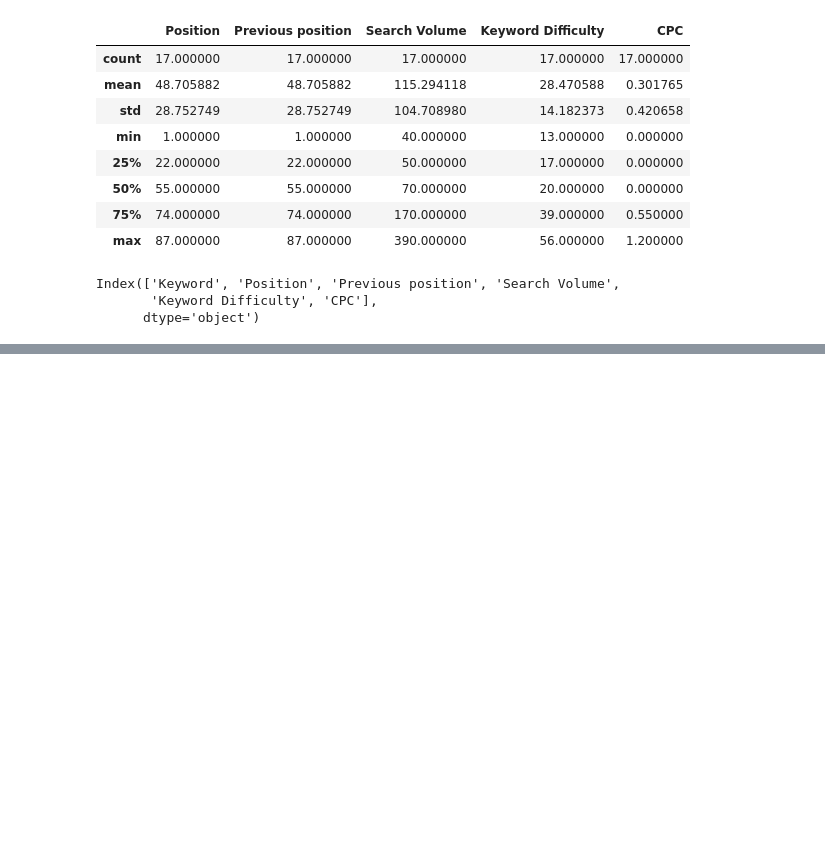
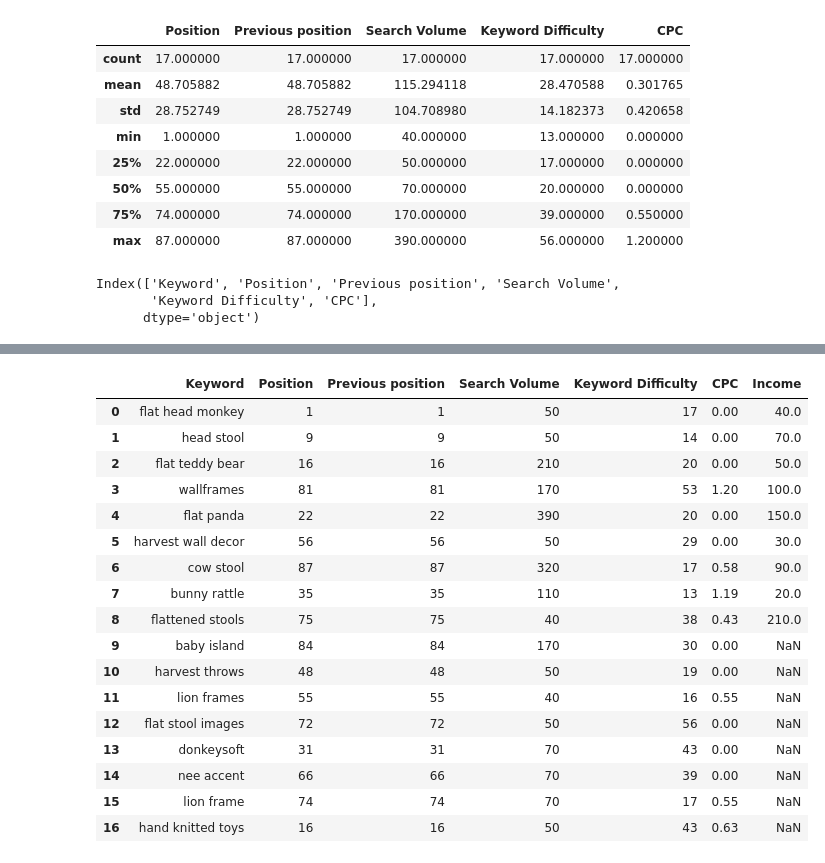
Before and after one commit to necromancer143/project, a Jupyter notebook: Pratyush/Untitled0.ipynb, the cells around one changed output, grey strips where cells are left out. Saved outputs shown, nothing was run; the diff lists cells and outputs as text; code cells hidden in the pictures; blank space fills up the shorter version.

```diff
--- a/Pratyush/Untitled0.ipynb
+++ b/Pratyush/Untitled0.ipynb
@@ -58,0 +185,26 @@ Index(['Keyword', 'Position', 'Previous position', 'Search Volume',
+# %%
+#Creating a new column for the table
+price = pd.Series([40,70,50,100,150,30,90,20,210])
+
+#New column called Income
+neeknots["Income"] = price
+neeknots
+# %% [output]
+|  | Keyword | Position | Previous position | Search Volume | Keyword Difficulty | CPC | Income |
+| 0 | flat head monkey | 1 | 1 | 50 | 17 | 0.00 | 40.0 |
+| 1 | head stool | 9 | 9 | 50 | 14 | 0.00 | 70.0 |
+| 2 | flat teddy bear | 16 | 16 | 210 | 20 | 0.00 | 50.0 |
+| 3 | wallframes | 81 | 81 | 170 | 53 | 1.20 | 100.0 |
+| 4 | flat panda | 22 | 22 | 390 | 20 | 0.00 | 150.0 |
+| 5 | harvest wall decor | 56 | 56 | 50 | 29 | 0.00 | 30.0 |
+| 6 | cow stool | 87 | 87 | 320 | 17 | 0.58 | 90.0 |
+| 7 | bunny rattle | 35 | 35 | 110 | 13 | 1.19 | 20.0 |
+| 8 | flattened stools | 75 | 75 | 40 | 38 | 0.43 | 210.0 |
+| 9 | baby island | 84 | 84 | 170 | 30 | 0.00 | NaN |
+| 10 | harvest throws | 48 | 48 | 50 | 19 | 0.00 | NaN |
+| 11 | lion frames | 55 | 55 | 40 | 16 | 0.55 | NaN |
+| 12 | flat stool images | 72 | 72 | 50 | 56 | 0.00 | NaN |
+| 13 | donkeysoft | 31 | 31 | 70 | 43 | 0.00 | NaN |
+| 14 | nee accent | 66 | 66 | 70 | 39 | 0.00 | NaN |
+| 15 | lion frame | 74 | 74 | 70 | 17 | 0.55 | NaN |
+| 16 | hand knitted toys | 16 | 16 | 50 | 43 | 0.63 | NaN |
```
Also changed, not shown: parts of 12 cells of this notebook.
